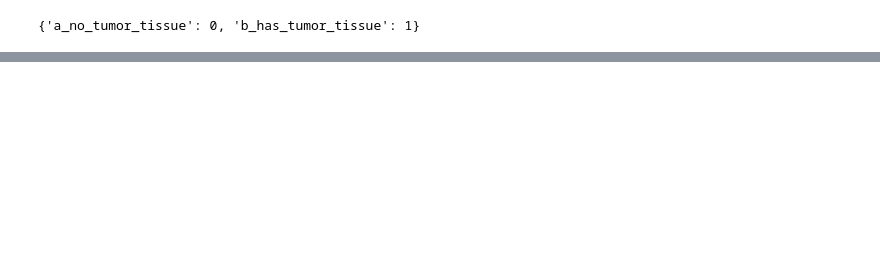
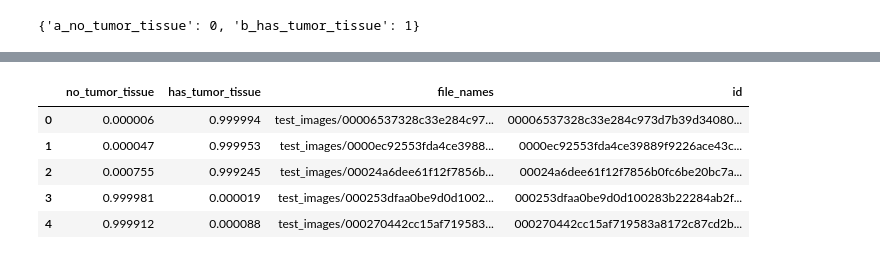
Before and after one commit to ekambaranath/CNN, a Jupyter notebook: CNN.ipynb, the cells around one changed output, grey strips where cells are left out. Drawn from its saved outputs; the diff is of its cells as text; code cells hidden in the pictures; blank space fills up the shorter version.

```diff
--- a/CNN.ipynb
+++ b/CNN.ipynb
@@ -402,0 +637,11 @@ print(val_gen.class_indices)
+# %%
+test_path ='test_dir'
+
+
+# Here we change the path to point to the test_images folder.
+
+test_gen = datagen.flow_from_directory(test_path,
+                                        target_size=(IMAGE_SIZE,IMAGE_SIZE),
+                                        batch_size=1,
+                                        class_mode='categorical',
+                                        shuffle=False)
@@ -402,0 +650,6 @@ print(val_gen.class_indices)
+# %%
+num_test_images = 57458
+
+
+
+predictions = model.predict(test_gen, steps=num_test_images, verbose=1)
@@ -402,0 +662,4 @@ print(val_gen.class_indices)
+# %%
+df_preds = pd.DataFrame(predictions, columns=['no_tumor_tissue', 'has_tumor_tissue'])
+
+df_preds.head()
@@ -402,0 +673,9 @@ print(val_gen.class_indices)
+# %%
+# This outputs the file names in the sequence in which
+# the generator processed the test images.
+test_filenames = test_gen.filenames
+
+# add the filenames to the dataframe
+df_preds['file_names'] = test_filenames
+
+df_preds.head()
@@ -402,0 +689,21 @@ print(val_gen.class_indices)
+# %%
+def extract_id(x):
+
+    # split into a list
+    a = x.split('/')
+    # split into a list
+    b = a[1].split('.')
+    extracted_id = b[0]
+
+    return extracted_id
+
+df_preds['id'] = df_preds['file_names'].apply(extract_id)
+
+df_preds.head()
+# %% [output]
+|  | no_tumor_tissue | has_tumor_tissue | file_names | id |
+| 0 | 0.000006 | 0.999994 | test_images/00006537328c33e284c97... | 00006537328c33e284c973d7b39d34080... |
+| 1 | 0.000047 | 0.999953 | test_images/0000ec92553fda4ce3988... | 0000ec92553fda4ce39889f9226ace43c... |
+| 2 | 0.000755 | 0.999245 | test_images/00024a6dee61f12f7856b... | 00024a6dee61f12f7856b0fc6be20bc7a... |
+| 3 | 0.999981 | 0.000019 | test_images/000253dfaa0be9d0d1002... | 000253dfaa0be9d0d100283b22284ab2f... |
+| 4 | 0.999912 | 0.000088 | test_images/000270442cc15af719583... | 000270442cc15af719583a8172c87cd2b... |
```
Also changed, not shown: parts of 44 cells of this notebook.
